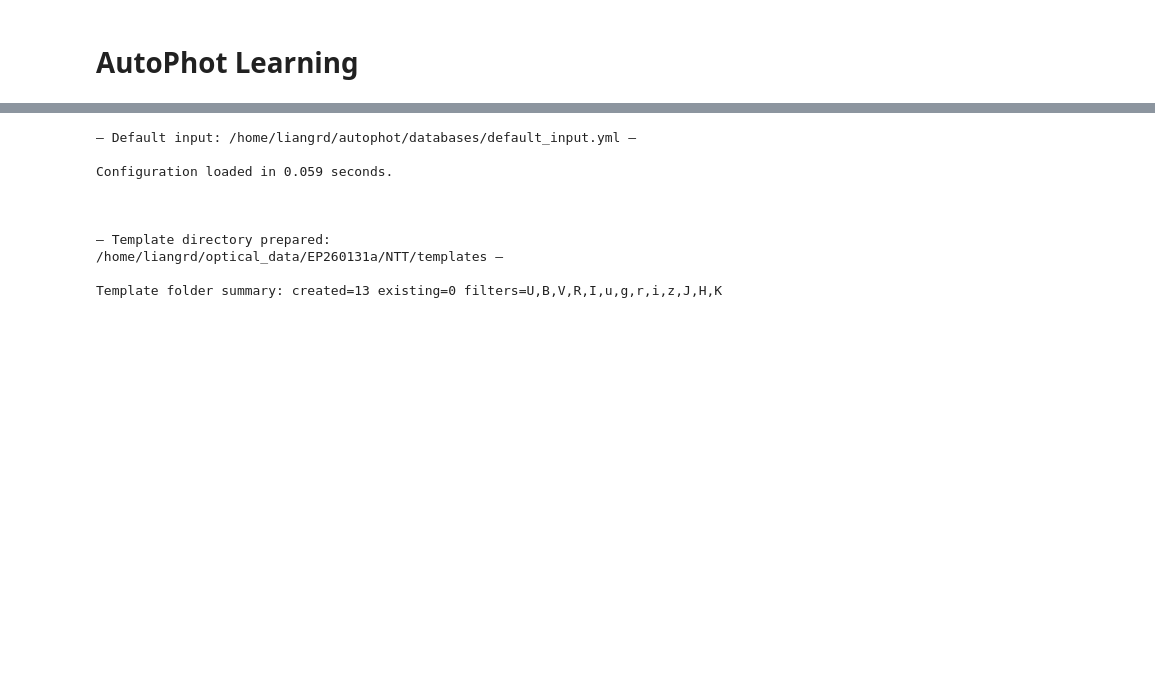
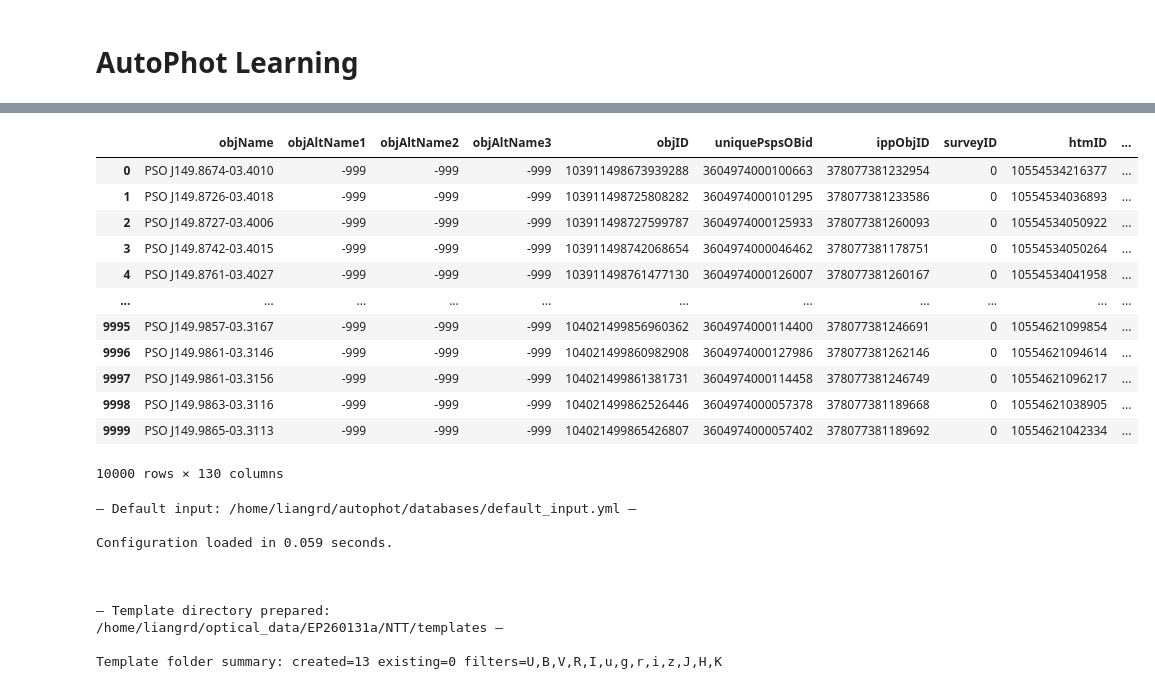
Before and after one commit to LAujust/Follow_up, a Jupyter notebook: code/AutoPhot_trial.ipynb, the cells around one changed output, grey strips where cells are left out. Saved outputs shown, nothing was run; the diff lists cells and outputs as text; code cells hidden in the pictures; blank space fills up the shorter version.

Commit message:
Auto update data at 2026-05-18 10:03:23.640

```diff
--- a/code/AutoPhot_trial.ipynb
+++ b/code/AutoPhot_trial.ipynb
@@ -181,0 +270,3 @@ ImportError: cannot import name 'decode_psf_flags' from 'photutils.psf'
+# %%
+cols = [data['info'][i]['name'] for i in range(len(data['info']))]
+cols
@@ -182,3 +291,19 @@ ImportError: cannot import name 'decode_psf_flags' from 'photutils.psf'
+# %%
+pd.DataFrame(data['data'],columns=cols)
+# %% [output]
+|  | objName | objAltName1 | objAltName2 | objAltName3 | objID | uniquePspsOBid | ippObjID | surveyID | htmID | ... |
+| 0 | PSO J149.8674-03.4010 | -999 | -999 | -999 | 103911498673939288 | 3604974000100663 | 378077381232954 | 0 | 10554534216377 | ... |
+| 1 | PSO J149.8726-03.4018 | -999 | -999 | -999 | 103911498725808282 | 3604974000101295 | 378077381233586 | 0 | 10554534036893 | ... |
+| 2 | PSO J149.8727-03.4006 | -999 | -999 | -999 | 103911498727599787 | 3604974000125933 | 378077381260093 | 0 | 10554534050922 | ... |
+| 3 | PSO J149.8742-03.4015 | -999 | -999 | -999 | 103911498742068654 | 3604974000046462 | 378077381178751 | 0 | 10554534050264 | ... |
+| 4 | PSO J149.8761-03.4027 | -999 | -999 | -999 | 103911498761477130 | 3604974000126007 | 378077381260167 | 0 | 10554534041958 | ... |
+| ... | ... | ... | ... | ... | ... | ... | ... | ... | ... | ... |
+| 9995 | PSO J149.9857-03.3167 | -999 | -999 | -999 | 104021499856960362 | 3604974000114400 | 378077381246691 | 0 | 10554621099854 | ... |
+| 9996 | PSO J149.9861-03.3146 | -999 | -999 | -999 | 104021499860982908 | 3604974000127986 | 378077381262146 | 0 | 10554621094614 | ... |
+| 9997 | PSO J149.9861-03.3156 | -999 | -999 | -999 | 104021499861381731 | 3604974000114458 | 378077381246749 | 0 | 10554621096217 | ... |
+| 9998 | PSO J149.9863-03.3116 | -999 | -999 | -999 | 104021499862526446 | 3604974000057378 | 378077381189668 | 0 | 10554621038905 | ... |
+| 9999 | PSO J149.9865-03.3113 | -999 | -999 | -999 | 104021499865426807 | 3604974000057402 | 378077381189692 | 0 | 10554621042334 | ... |
+10000 rows × 130 columns
 # %%
 #!/usr/bin/env python3
 """
```
Also changed, not shown: parts of 5 cells of this notebook, 32 other files.
